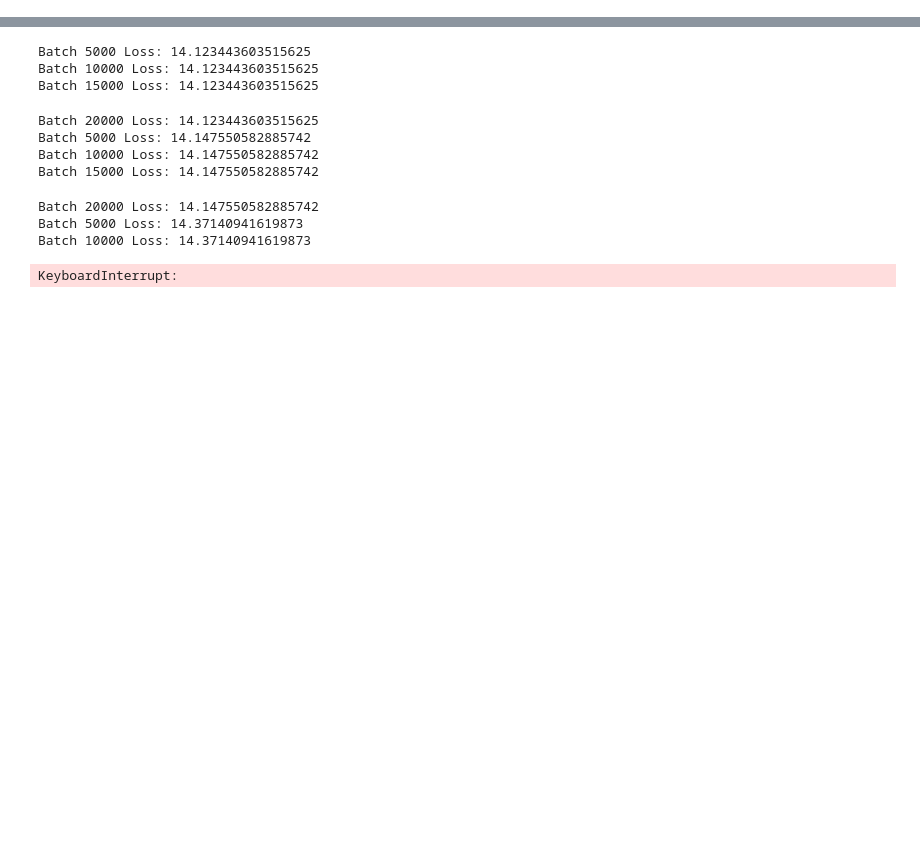
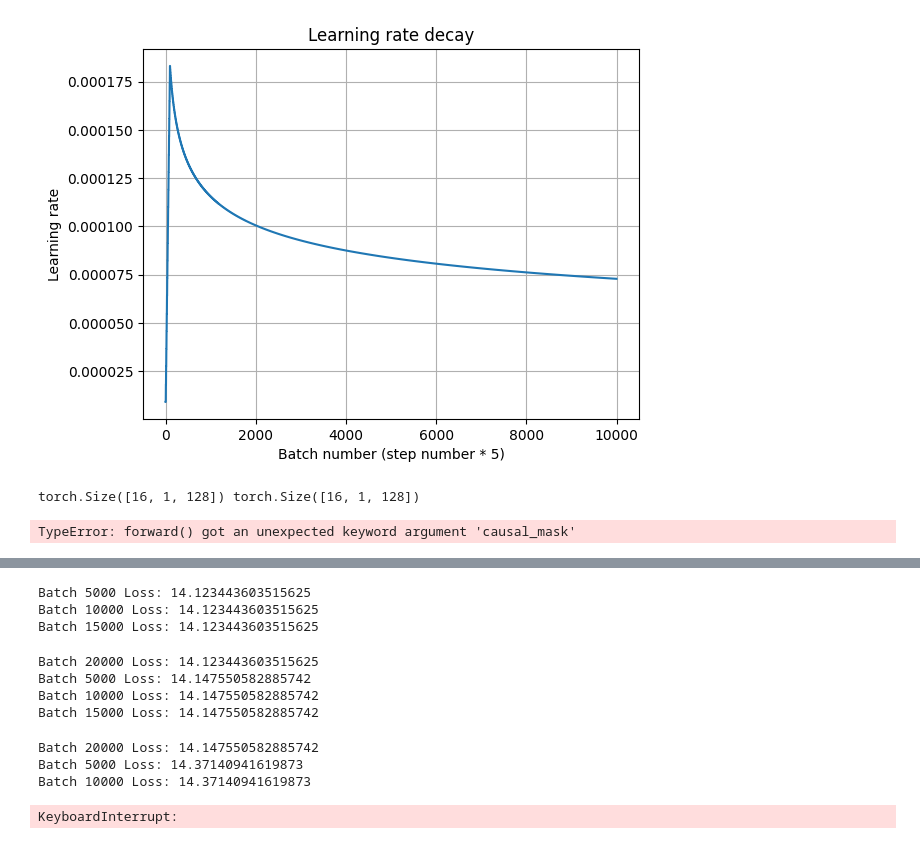
Before and after one commit to MichalMraz/ML_project, a Jupyter notebook: transformer.ipynb, the cells around one changed output, grey strips where cells are left out. Cells and saved outputs as stored; diff of their text form; code cells hidden in the pictures; blank space fills up the shorter version.

```diff
--- a/transformer.ipynb
+++ b/transformer.ipynb
@@ -379,8 +441,23 @@ optimizer = torch.optim.Adam(transformer.parameters(), lr=1e-4) #betas and eps f
 # %%
+gradient_accumulation_steps = 5
+
 def lr_lambda(step_num): #lr decay from original paper. We use fewer warmups
     step_num = step_num + 1 #to avoid division by zero warning at step 0
-    warmup_steps = 10
-    return min(1/np.sqrt(step_num), step_num / math.pow(warmup_steps, 1.5)) / np.sqrt(d_embedding)
+    warmup_steps = 100 / gradient_accumulation_steps
+    # return min(1/np.sqrt(step_num), step_num / math.pow(warmup_steps, 1.5)) / np.sqrt(d_embedding) #og paper lr decay
+    decay_speed = 0.2
+    # return min(math.pow(step_num, -decay_speed), step_num * math.pow(warmup_steps, -(1+decay_speed))) / np.sqrt(d_embedding) #og paper lr decay
+    return min(math.pow(step_num, -decay_speed), step_num * math.pow(warmup_steps, -(1+decay_speed))) / 3e3
+# %%
+x = [i for i in range(10000)]
+y = [lr_lambda(i//5) for i in x]
+plt.plot(x, y)
+plt.xlabel(f'Batch number (step number * {gradient_accumulation_steps})')
+plt.ylabel('Learning rate')
+plt.title('Learning rate decay')
+plt.grid()
+# %% [output]
+[figure, added]
 # %%
 device = torch.device("cuda" if torch.cuda.is_available() else "cpu")
 transformer = transformer.to(device)
@@ -389,0 +475,45 @@ transformer = transformer.to(device)
+# %%
+#version for off the shelf implemntation
+#plotting
+losses = []
+batch_indices = []
+plt.ion()
+
+#utility
+count = 0
+optimizer.zero_grad()
+
+for batch_data, batch_labels in tqdm(dataloader):
+    count += 1
+    batch_data = batch_data.squeeze(1).to(device)  # Remove the extra dimension
+    batch_labels = batch_labels.squeeze(1).to(device)  # Remove the extra dimension
+
+    output = transformer(batch_data, batch_data)
+    # loss = cel(output.permute(0, 2, 1), batch_labels) / gradient_accumulation_steps
+    loss = cel(output.permute(1, 2, 0), batch_labels) / gradient_accumulation_steps
+    loss.backward()
+
+    if count % gradient_accumulation_steps == 0:
+        torch.nn.utils.clip_grad_norm_(transformer.parameters(), 1.0)
+        optimizer.step()
+        # scheduler.step()
+        optimizer.zero_grad()
+
+    losses.append(loss.item())
+    batch_indices.append(count)
+    if count % 100 == 0:  # update the plot every 100 batches
+        clear_output(wait=True)
+        plt.figure(figsize=(10, 4))
+        plt.plot(batch_indices, losses, label='Training Loss')
+        plt.xlabel('Batch')
+        plt.ylabel('Loss')
+        plt.title('Live Training Loss')
+        plt.legend()
+        plt.grid(True)
+        plt.show()
+
+    if count % 5000 == 0:
+        torch.save(transformer.state_dict(), f"transformer_batch_{count}_v{version}.pth")
+# %% [output]
+torch.Size([16, 1, 128]) torch.Size([16, 1, 128])
+TypeError: forward() got an unexpected keyword argument 'causal_mask'
```
Also changed, not shown: parts of 31 cells of this notebook.
